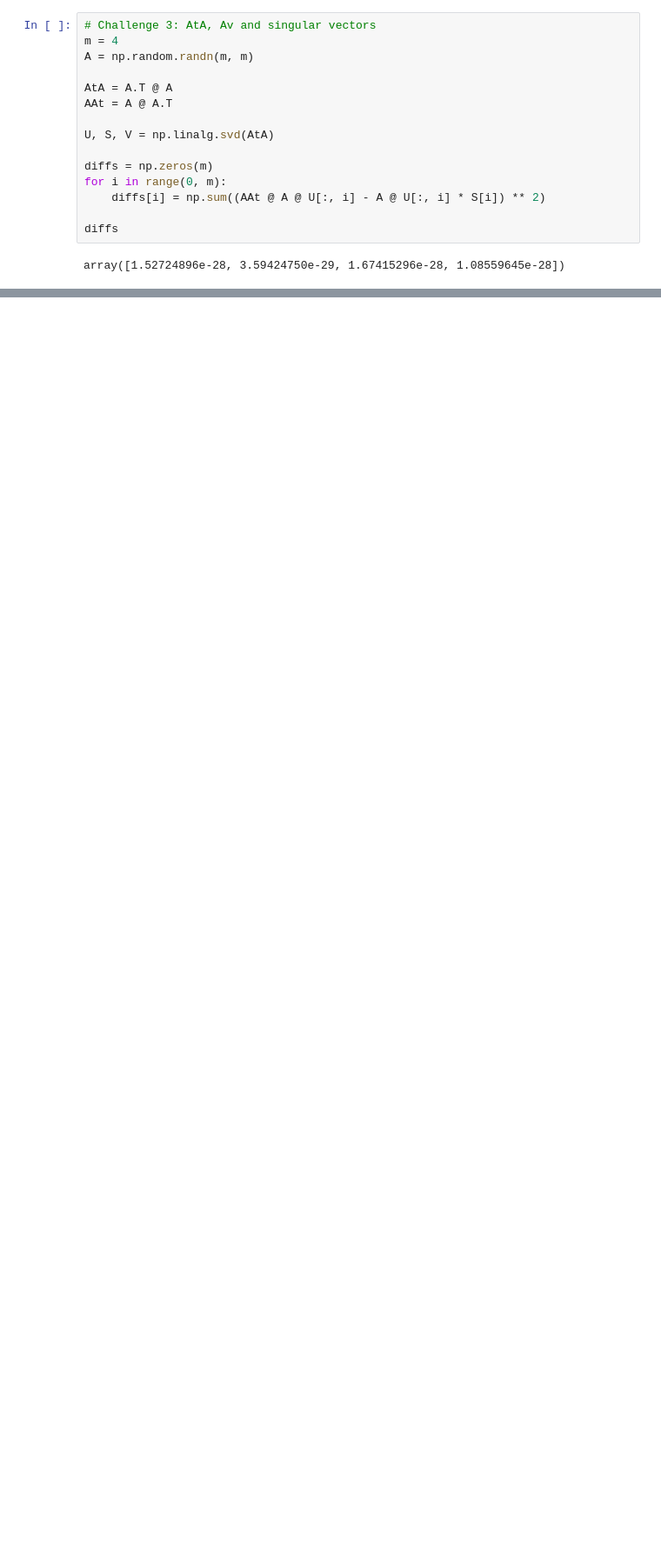
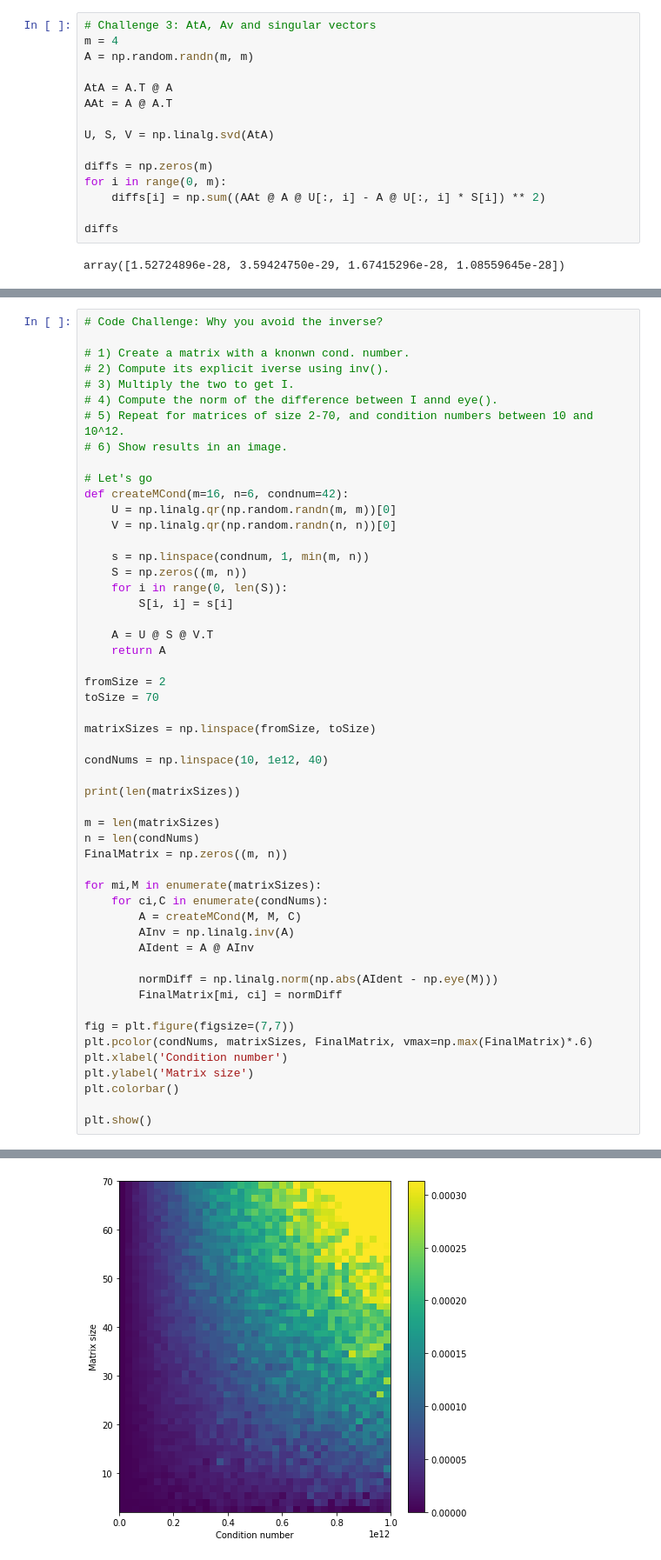
Before and after one commit to alindumitru25/linearalgebra, a Jupyter notebook: svd_idk.ipynb, the cells around one changed output, grey strips where cells are left out. Shown at 87% size. Saved outputs shown, nothing was run; the diff lists cells and outputs as text; blank space fills up the shorter version.

Commit message:
Moore-Penrose + Avoid the inverse challenge

```diff
--- a/svd_idk.ipynb
+++ b/svd_idk.ipynb
@@ -200,0 +391,53 @@ for i in range(0, 5):
+# %%
+# Code Challenge: Why you avoid the inverse?
+
+# 1) Create a matrix with a knonwn cond. number.
+# 2) Compute its explicit iverse using inv().
+# 3) Multiply the two to get I.
+# 4) Compute the norm of the difference between I annd eye().
+# 5) Repeat for matrices of size 2-70, and condition numbers between 10 and 10^12.
+# 6) Show results in an image.
+
+# Let's go
+def createMCond(m=16, n=6, condnum=42):
+    U = np.linalg.qr(np.random.randn(m, m))[0]
+    V = np.linalg.qr(np.random.randn(n, n))[0]
+
+    s = np.linspace(condnum, 1, min(m, n))
+    S = np.zeros((m, n))
+    for i in range(0, len(S)):
+        S[i, i] = s[i]
+
+    A = U @ S @ V.T
+    return A
+
+fromSize = 2
+toSize = 70
+
+matrixSizes = np.linspace(fromSize, toSize)
+
+condNums = np.linspace(10, 1e12, 40)
+
+print(len(matrixSizes))
+
+m = len(matrixSizes)
+n = len(condNums)
+FinalMatrix = np.zeros((m, n))
+
+for mi,M in enumerate(matrixSizes):
+    for ci,C in enumerate(condNums):
+        A = createMCond(M, M, C)
+        AInv = np.linalg.inv(A)
+        AIdent = A @ AInv
+
+        normDiff = np.linalg.norm(np.abs(AIdent - np.eye(M)))
+        FinalMatrix[mi, ci] = normDiff
+
+fig = plt.figure(figsize=(7,7))
+plt.pcolor(condNums, matrixSizes, FinalMatrix, vmax=np.max(FinalMatrix)*.6)
+plt.xlabel('Condition number')
+plt.ylabel('Matrix size')
+plt.colorbar()
+
+plt.show()
+# %% [output]
@@ -200,0 +445 @@ for i in range(0, 5):
+[figure, added]
```
Also changed, not shown: parts of 10 cells of this notebook.
